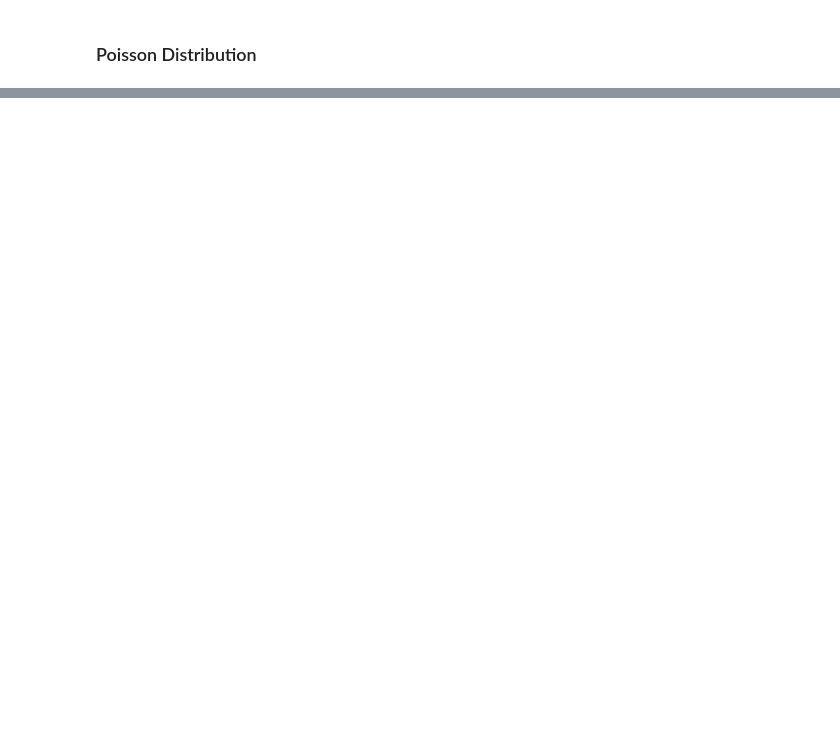
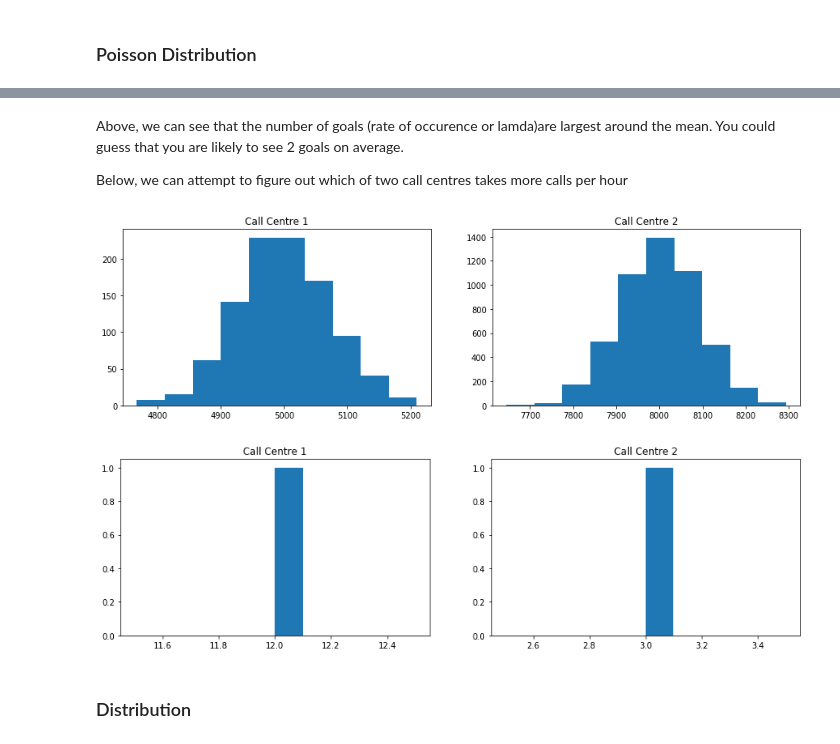
Before and after one commit to andreroche/numpy-random, a Jupyter notebook: numpy.random exploration.ipynb, the cells around one changed output, grey strips where cells are left out. Saved outputs shown, nothing was run; the diff lists cells and outputs as text; code cells hidden in the pictures; blank space fills up the shorter version.

```diff
--- a/numpy.random exploration.ipynb
+++ b/numpy.random exploration.ipynb
@@ -401,0 +416,46 @@ plt.show()
+# %% [markdown]
+Above, we can see that the number of goals (rate of occurence or lamda)are largest around the mean. You could guess that you are likely to see 2 goals on average.
+
+Below, we can attempt to figure out which of two call centres takes more calls per hour
+# %%
+#two call centres, 1 takes 5000 calls in 1000 hrs, the other 8000 calls in 5000 hrs
+
+import numpy as np
+from numpy import random
+import matplotlib.pyplot as plt
+
+call_centre1 = np.random.poisson(5000,1000)
+call_centre2 = np.random.poisson(8000,5000)
+
+#graphing both drawn variables
+fig, axes = plt.subplots (1,2, figsize=(15,4))
+axes[0].hist(call_centre1)
+axes[0].set_title ("Call Centre 1")
+axes[1].hist(call_centre2)
+axes[1].set_title("Call Centre 2")
+
+#plt.hist((call_centre1,call_centre2))
+plt.show()
+
+# now change the occurence to the same overvation space
+# Call Centre 1 = 5000/1000 = 5 per hour
+# Call Centre 2 = 8000/5000 = 1.6 per hour
+
+#call centres with the same observation space
+call_centre1x = np.random.poisson(5,1)
+call_centre2x = np.random.poisson(1.6,1)
+
+#graphing both drawn variables
+fig, axes = plt.subplots (1,2, figsize=(15,4))
+axes[0].hist(call_centre1x)
+axes[0].set_title ("Call Centre 1")
+axes[1].hist(call_centre2x)
+axes[1].set_title("Call Centre 2")
+
+#plt.hist((call_centre1x,call_centre2x))
+plt.show()
+# %% [output]
+[figure, added]
+[figure, added]
+# %% [markdown]
+###  Distribution
```
Also changed, not shown: parts of 26 cells of this notebook.
